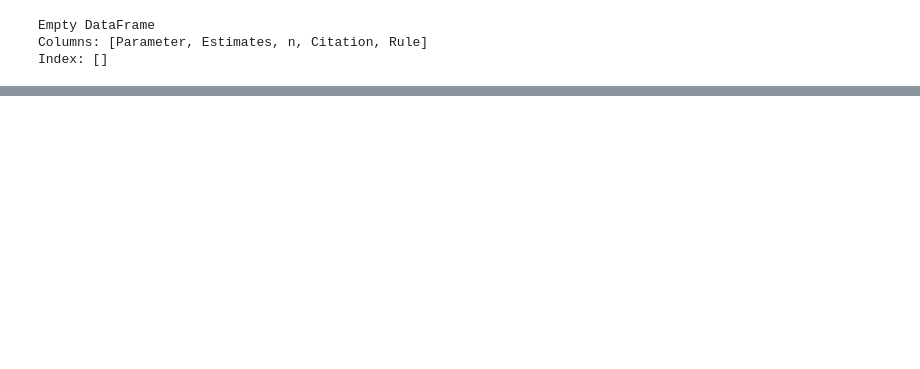
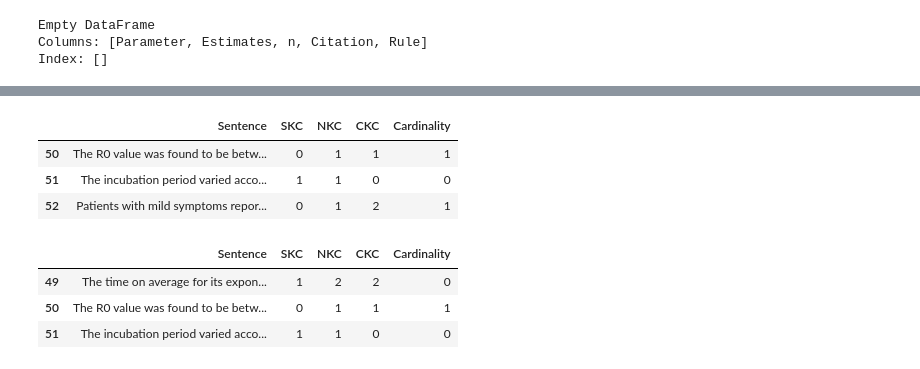
Before and after one commit to djschlicht/academic-paper-scraper, a Jupyter notebook: textdataframe.ipynb, the cells around one changed output, grey strips where cells are left out. Saved outputs shown, nothing was run; the diff lists cells and outputs as text; code cells hidden in the pictures; blank space fills up the shorter version.

```diff
--- a/textdataframe.ipynb
+++ b/textdataframe.ipynb
@@ -160,19 +166,16 @@ args: idx - index of sentence in question.
     df = Dataframe, default is sentsdf.
     pm = plus or minus for the indices of surrounding sentences.
 '''
-def displaySurroundingText(idx, df = sentsdf, pm = 1):
+def context(idx, pm = 1, df = sentsdf):
     n = len(df)
+
     if (idx-pm) < 0 and (idx+pm) > n:
-        display(df)
-        return
+        return df
     elif (idx-pm) < 0:
-        display(df.loc[0:idx+pm,:])
-        return
+        return df.loc[0:idx+pm,:]
     elif (idx-pm) > n:
-        display(df.loc[idx-pm:n,:])
-        return
-    display(df.loc[idx-pm:idx+pm,:])
-    return
+        return df.loc[idx-pm:n,:]
+    return df.loc[idx-pm:idx+pm,:]
 
 from collections import Counter
 
@@ -382,0 +420,14 @@ statsdf
+# %%
+context(51)
+# %% [output]
+|  | Sentence | SKC | NKC | CKC | Cardinality |
+| 50 | The R0 value was found to be betw... | 0 | 1 | 1 | 1 |
+| 51 | The incubation period varied acco... | 1 | 1 | 0 | 0 |
+| 52 | Patients with mild symptoms repor... | 0 | 1 | 2 | 1 |
+# %%
+context(50)
+# %% [output]
+|  | Sentence | SKC | NKC | CKC | Cardinality |
+| 49 | The time on average for its expon... | 1 | 2 | 2 | 0 |
+| 50 | The R0 value was found to be betw... | 0 | 1 | 1 | 1 |
+| 51 | The incubation period varied acco... | 1 | 1 | 0 | 0 |
```
Also changed, not shown: parts of 13 cells of this notebook.
